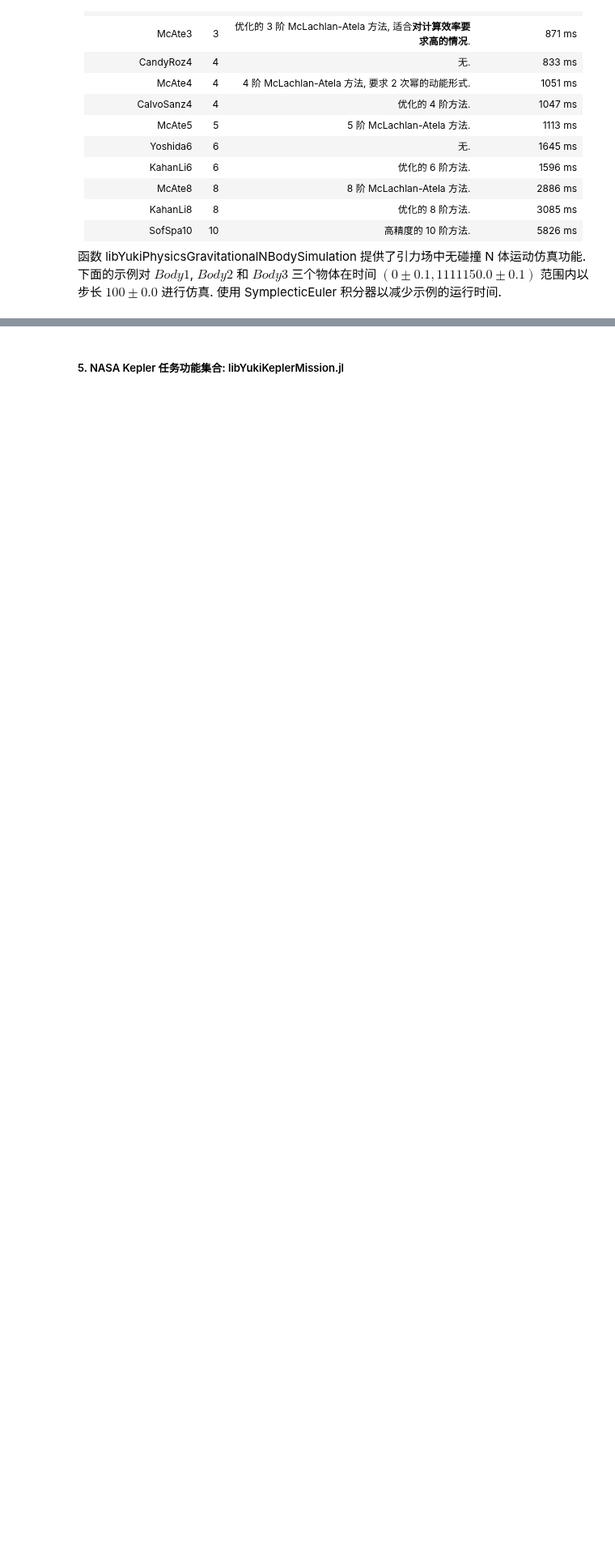
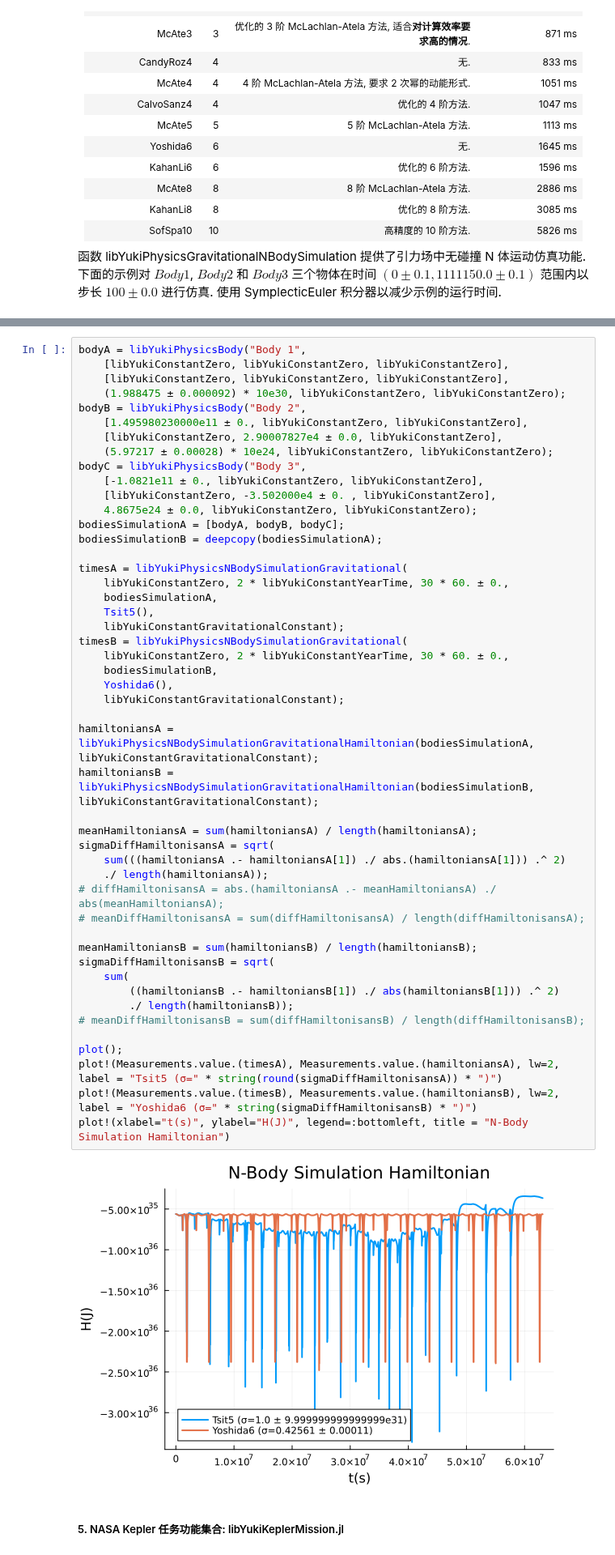
Before and after one commit to YukiNix/libYuki, a Jupyter notebook: exampleJulia.ipynb, the cells around one changed output, grey strips where cells are left out. Shown at 81% size. Saved outputs shown, nothing was run; the diff lists cells and outputs as text; blank space fills up the shorter version.

```diff
--- a/exampleJulia.ipynb
+++ b/exampleJulia.ipynb
@@ -264,3 +501,53 @@ plot!(xlabel="x", ylabel="y", aspect_ratio=1, legend=:outertopright)
+# %%
+bodyA = libYukiPhysicsBody("Body 1",
+	[libYukiConstantZero, libYukiConstantZero, libYukiConstantZero],
+	[libYukiConstantZero, libYukiConstantZero, libYukiConstantZero],
+	(1.988475 ± 0.000092) * 10e30, libYukiConstantZero, libYukiConstantZero);
+bodyB = libYukiPhysicsBody("Body 2",
+	[1.495980230000e11 ± 0., libYukiConstantZero, libYukiConstantZero],
+	[libYukiConstantZero, 2.90007827e4 ± 0.0, libYukiConstantZero],
+	(5.97217 ± 0.00028) * 10e24, libYukiConstantZero, libYukiConstantZero);
+bodyC = libYukiPhysicsBody("Body 3",
+	[-1.0821e11 ± 0., libYukiConstantZero, libYukiConstantZero],
+	[libYukiConstantZero, -3.502000e4 ± 0. , libYukiConstantZero],
+	4.8675e24 ± 0.0, libYukiConstantZero, libYukiConstantZero);
+bodiesSimulationA = [bodyA, bodyB, bodyC];
+bodiesSimulationB = deepcopy(bodiesSimulationA);
+
+timesA = libYukiPhysicsNBodySimulationGravitational(
+	libYukiConstantZero, 2 * libYukiConstantYearTime, 30 * 60. ± 0.,
+	bodiesSimulationA,
+	Tsit5(),
+	libYukiConstantGravitationalConstant);
+timesB = libYukiPhysicsNBodySimulationGravitational(
+	libYukiConstantZero, 2 * libYukiConstantYearTime, 30 * 60. ± 0.,
+	bodiesSimulationB,
+	Yoshida6(),
+	libYukiConstantGravitationalConstant);
+
+hamiltoniansA = libYukiPhysicsNBodySimulationGravitationalHamiltonian(bodiesSimulationA, libYukiConstantGravitationalConstant);
+hamiltoniansB = libYukiPhysicsNBodySimulationGravitationalHamiltonian(bodiesSimulationB, libYukiConstantGravitationalConstant);
+
+meanHamiltoniansA = sum(hamiltoniansA) / length(hamiltoniansA);
+sigmaDiffHamiltonisansA = sqrt(
+	sum(((hamiltoniansA .- hamiltoniansA[1]) ./ abs.(hamiltoniansA[1])) .^ 2)
+	./ length(hamiltoniansA));
+# diffHamiltonisansA = abs.(hamiltoniansA .- meanHamiltoniansA) ./ abs(meanHamiltoniansA);
+# meanDiffHamiltonisansA = sum(diffHamiltonisansA) / length(diffHamiltonisansA);
+
+meanHamiltoniansB = sum(hamiltoniansB) / length(hamiltoniansB);
+sigmaDiffHamiltonisansB = sqrt(
+	sum(
+		((hamiltoniansB .- hamiltoniansB[1]) ./ abs(hamiltoniansB[1])) .^ 2)
+		./ length(hamiltoniansB));
+# meanDiffHamiltonisansB = sum(diffHamiltonisansB) / length(diffHamiltonisansB);
+
+plot();
+plot!(Measurements.value.(timesA), Measurements.value.(hamiltoniansA), lw=2, label = "Tsit5 (σ=" * string(round(sigmaDiffHamiltonisansA)) * ")")
+plot!(Measurements.value.(timesB), Measurements.value.(hamiltoniansB), lw=2, label = "Yoshida6 (σ=" * string(sigmaDiffHamiltonisansB) * ")")
+plot!(xlabel="t(s)", ylabel="H(J)", legend=:bottomleft, title = "N-Body Simulation Hamiltonian")
+# %% [output]
+[figure, added]
 # %% [markdown]
 ##### 5. NASA Kepler 任务功能集合: libYukiKeplerMission.jl #####
 # %% [markdown]
```
Also changed, not shown: parts of 29 cells of this notebook, 7 other files.
